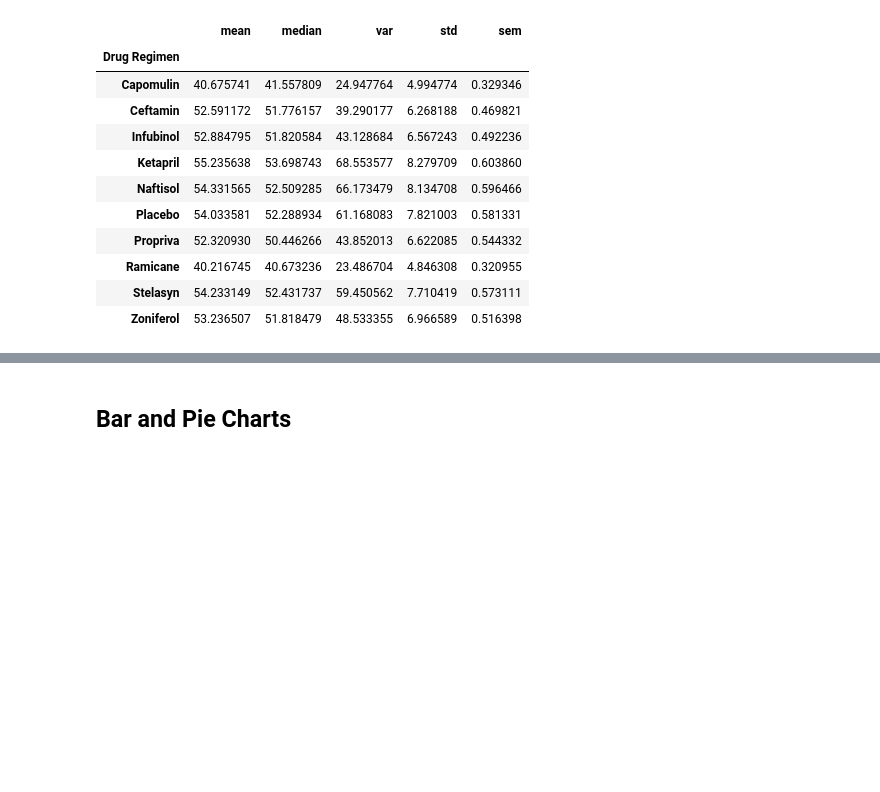
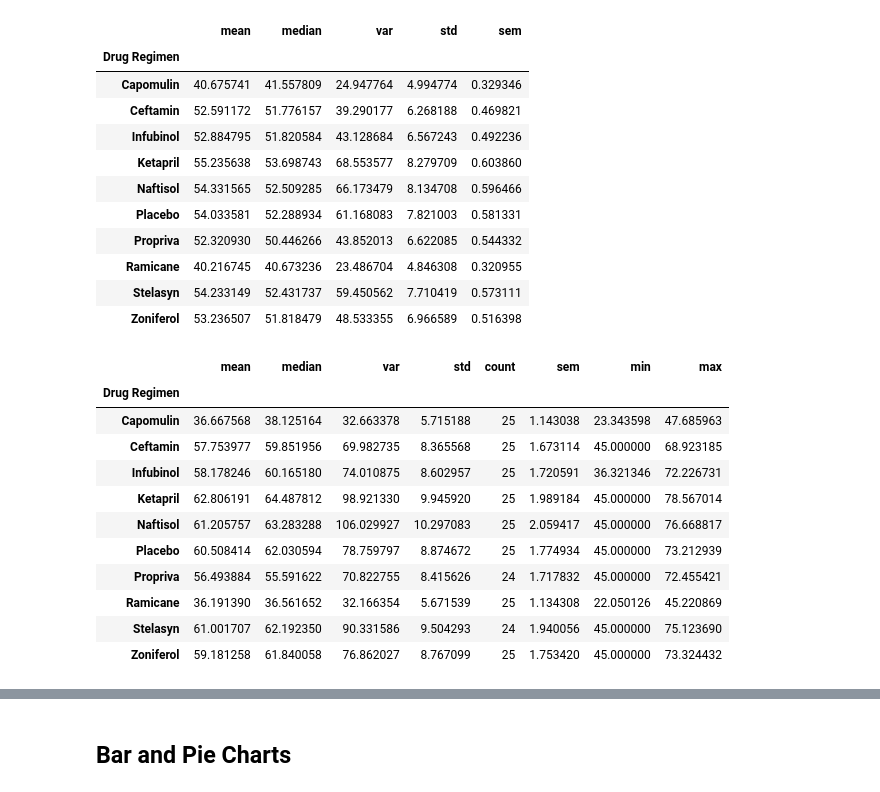
Before and after one commit to vt-bekah/research_study_analysis, a Jupyter notebook: pymaceuticals2.ipynb, the cells around one changed output, grey strips where cells are left out. Saved outputs shown, nothing was run; the diff lists cells and outputs as text; code cells hidden in the pictures; blank space fills up the shorter version.

```diff
--- a/pymaceuticals2.ipynb
+++ b/pymaceuticals2.ipynb
@@ -140,3 +140,24 @@ mice_stat_sum
 | Ramicane | 40.216745 | 40.673236 | 23.486704 | 4.846308 | 0.320955 |
 | Stelasyn | 54.233149 | 52.431737 | 59.450562 | 7.710419 | 0.573111 |
 | Zoniferol | 53.236507 | 51.818479 | 48.533355 | 6.966589 | 0.516398 |
+# %%
+# Calculate the statistics of final tumor volumes only
+
+# Reduce to the last tumor size by doing a groupby to get max time point list and merge back with original DF not keeping unaligned data
+max_tp = results_no_dup.groupby(["Drug Regimen", "Mouse ID"])["Timepoint"].max()
+all_max_tp = pd.merge(max_tp, results_no_dup, on=["Mouse ID", "Timepoint"], how="inner")
+all_max_tp_stat_vol = all_max_tp.groupby("Drug Regimen")["Tumor Volume (mm3)"].aggregate(["mean", "median", "var", "std", "count", "sem", "min", "max"])
+all_max_tp_stat_vol
+# %% [output]
+|  | mean | median | var | std | count | sem | min | max |
+| Drug Regimen |  |  |  |  |  |  |  |  |
+| Capomulin | 36.667568 | 38.125164 | 32.663378 | 5.715188 | 25 | 1.143038 | 23.343598 | 47.685963 |
+| Ceftamin | 57.753977 | 59.851956 | 69.982735 | 8.365568 | 25 | 1.673114 | 45.000000 | 68.923185 |
+| Infubinol | 58.178246 | 60.165180 | 74.010875 | 8.602957 | 25 | 1.720591 | 36.321346 | 72.226731 |
+| Ketapril | 62.806191 | 64.487812 | 98.921330 | 9.945920 | 25 | 1.989184 | 45.000000 | 78.567014 |
+| Naftisol | 61.205757 | 63.283288 | 106.029927 | 10.297083 | 25 | 2.059417 | 45.000000 | 76.668817 |
+| Placebo | 60.508414 | 62.030594 | 78.759797 | 8.874672 | 25 | 1.774934 | 45.000000 | 73.212939 |
+| Propriva | 56.493884 | 55.591622 | 70.822755 | 8.415626 | 24 | 1.717832 | 45.000000 | 72.455421 |
+| Ramicane | 36.191390 | 36.561652 | 32.166354 | 5.671539 | 25 | 1.134308 | 22.050126 | 45.220869 |
+| Stelasyn | 61.001707 | 62.192350 | 90.331586 | 9.504293 | 24 | 1.940056 | 45.000000 | 75.123690 |
+| Zoniferol | 59.181258 | 61.840058 | 76.862027 | 8.767099 | 25 | 1.753420 | 45.000000 | 73.324432 |
```
Also changed, not shown: parts of 8 cells of this notebook, 2 other files.
